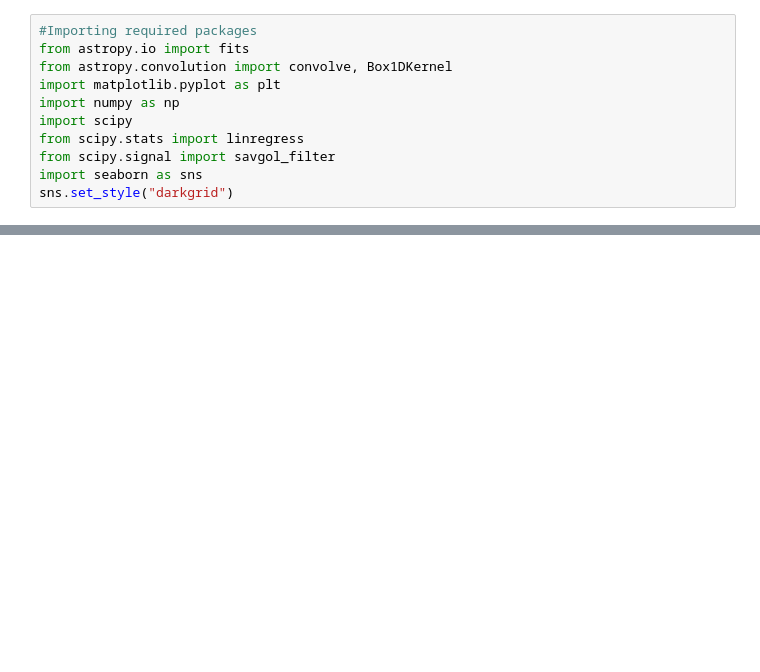
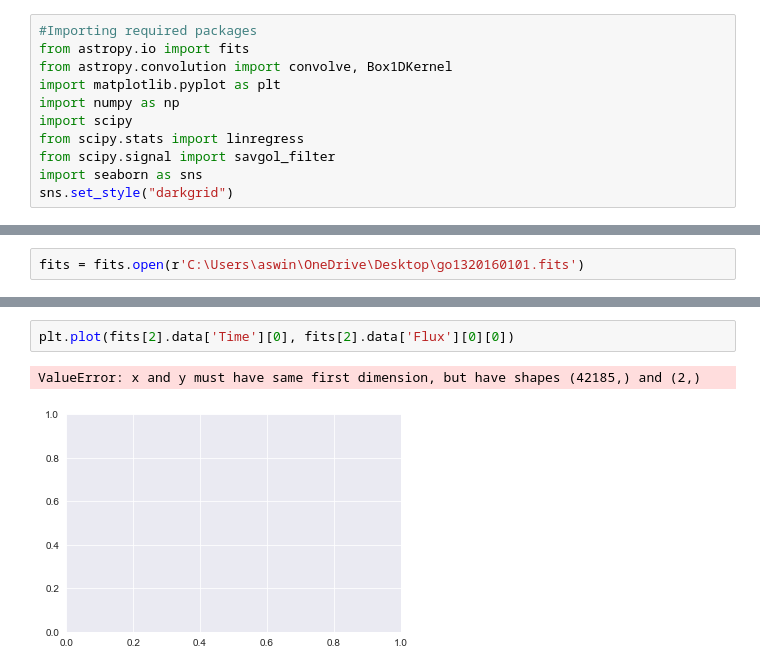
Before and after one commit to Tech-Meet-10-IITB-Solutions/SuryaDrishti, a Jupyter notebook: loc_max.ipynb, the cells around one changed output, grey strips where cells are left out. Saved outputs shown, nothing was run; the diff lists cells and outputs as text; blank space fills up the shorter version.

```diff
--- a/loc_max.ipynb
+++ b/loc_max.ipynb
@@ -153,0 +209,2 @@ for i in range(min(len(st_flags[0]), len(peak_flags[0]))):
+# %%
+fits = fits.open(r'C:\Users\aswin\OneDrive\Desktop\go1320160101.fits')
@@ -153,0 +220,5 @@ for i in range(min(len(st_flags[0]), len(peak_flags[0]))):
+# %%
+plt.plot(fits[2].data['Time'][0], fits[2].data['Flux'][0][0])
+# %% [output]
+ValueError: x and y must have same first dimension, but have shapes (42185,) and (2,)
+[figure, added]
```
Also changed, not shown: parts of 24 cells of this notebook.
